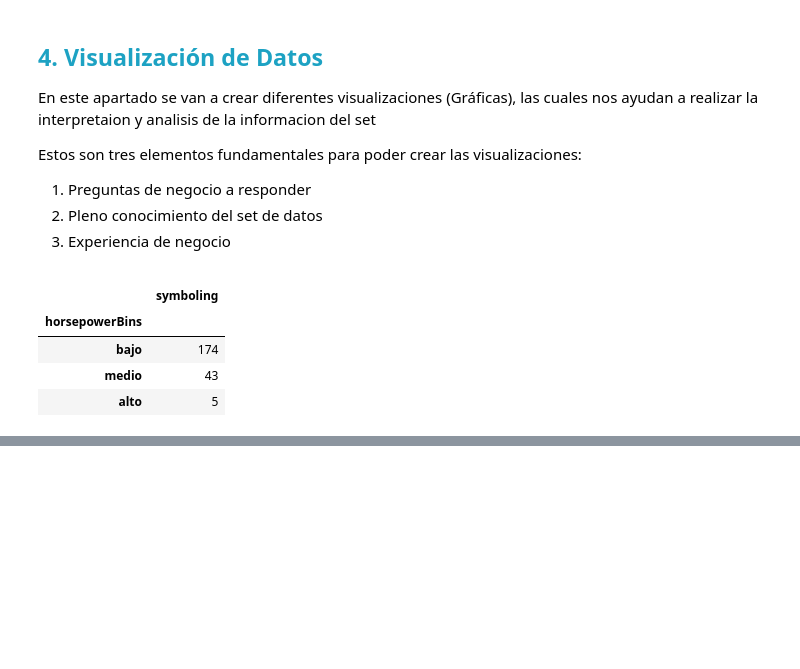
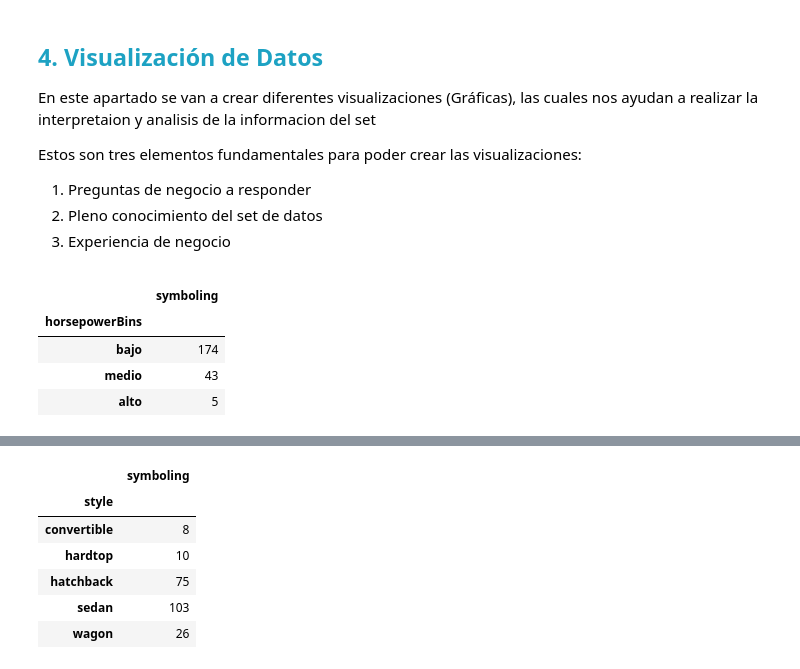
Before and after one commit to poll-avila-21/03C2022_DA, a Jupyter notebook: EDA_AUTOS_EC2022.ipynb, the cells around one changed output, grey strips where cells are left out. Drawn from its saved outputs; the diff is of its cells as text; code cells hidden in the pictures; blank space fills up the shorter version.

```diff
--- a/EDA_AUTOS_EC2022.ipynb
+++ b/EDA_AUTOS_EC2022.ipynb
@@ -714,0 +757,14 @@ dfAutos
+# %%
+#Se agrupan los datos por categoria
+gf3 = dfAutos.groupby(['style']).count()
+# se extrae el indice y la primera colmuna con datos
+gf3 = gf3.iloc[:,:1]
+gf3
+# %% [output]
+|  | symboling |
+| style |  |
+| convertible | 8 |
+| hardtop | 10 |
+| hatchback | 75 |
+| sedan | 103 |
+| wagon | 26 |
```
Also changed, not shown: parts of 8 cells of this notebook.
